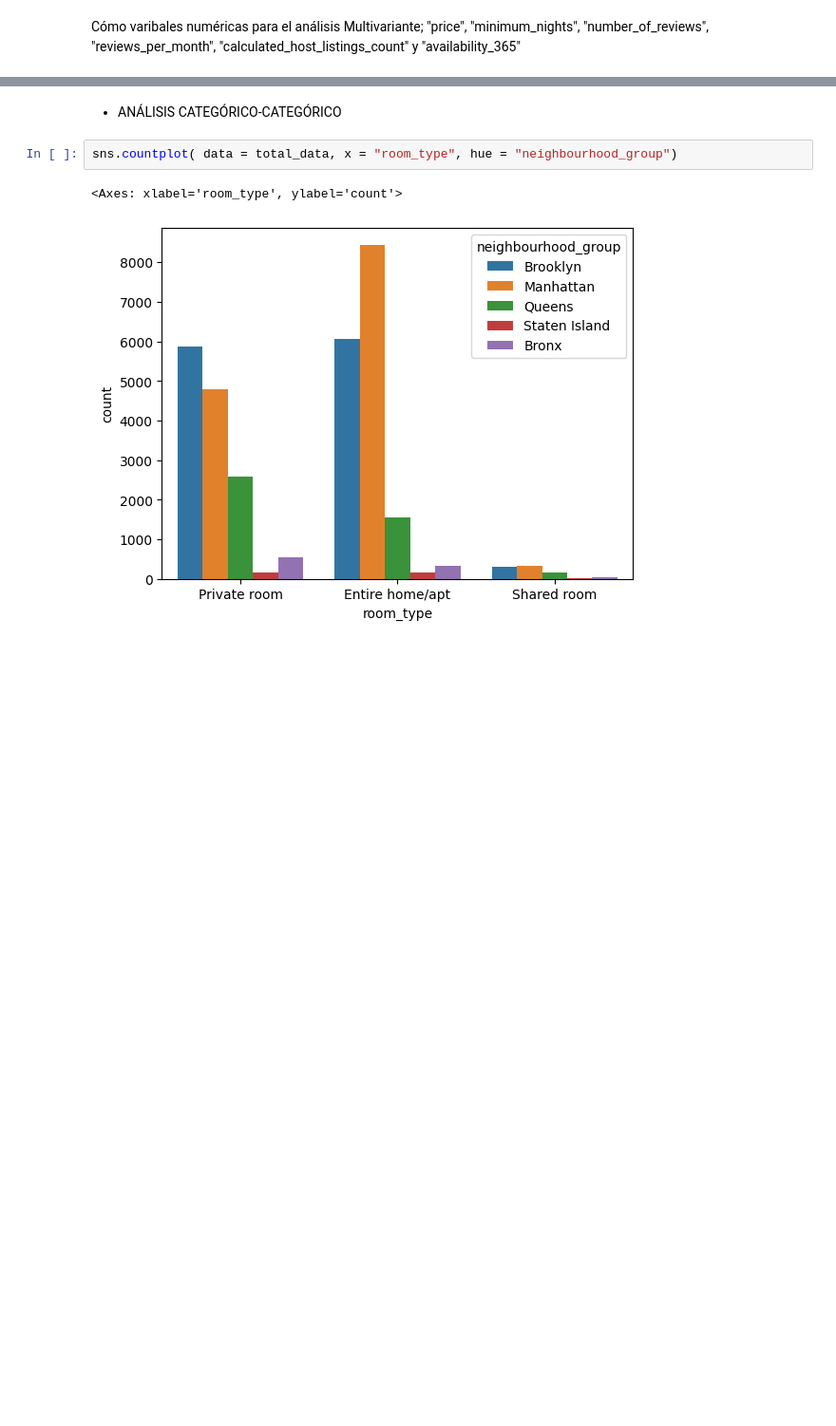
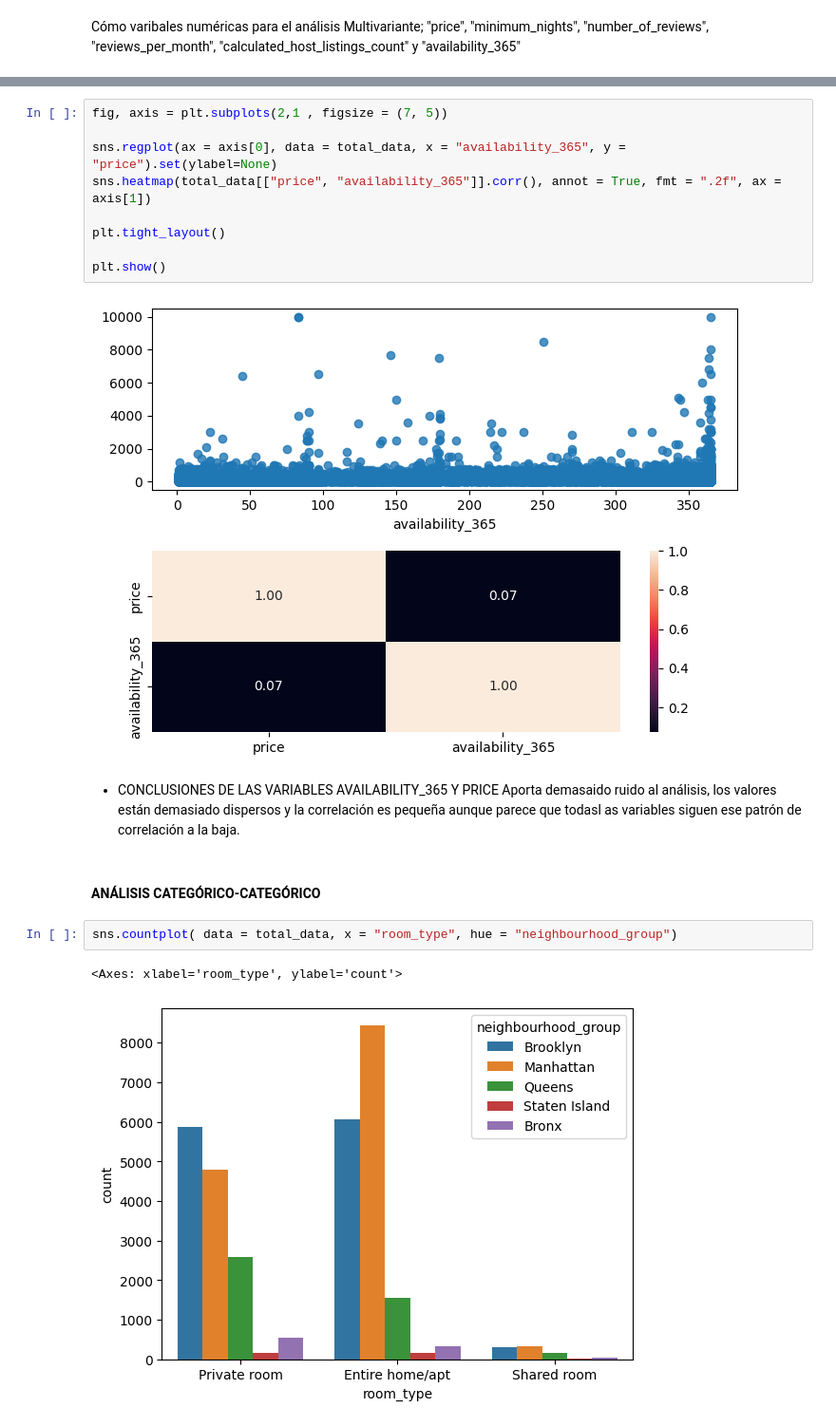
Before and after one commit to 4GeeksAcademy/CristinaChico_EDA, a Jupyter notebook: src/explore.ipynb, the cells around one changed output, grey strips where cells are left out. Shown at 95% size. Saved outputs shown, nothing was run; the diff lists cells and outputs as text; blank space fills up the shorter version.

```diff
--- a/src/explore.ipynb
+++ b/src/explore.ipynb
@@ -266,5 +260,19 @@ VAR AVAILABILITY -- NO NECESARIA PORQUE SOLOAPORTA RUIDO
+# %%
+fig, axis = plt.subplots(2,1 , figsize = (7, 5))
+
+sns.regplot(ax = axis[0], data = total_data, x = "availability_365", y = "price").set(ylabel=None)
+sns.heatmap(total_data[["price", "availability_365"]].corr(), annot = True, fmt = ".2f", ax = axis[1])
+
+plt.tight_layout()
+
+plt.show()
+# %% [output]
+[figure, added]
+# %% [markdown]
+* CONCLUSIONES DE LAS VARIABLES AVAILABILITY_365 Y PRICE
+Aporta demasaido ruido al análisis, los valores están demasiado dispersos y la correlación es pequeña aunque parece que todasl as variables siguen ese patrón de correlación a la baja.
 # %% [markdown]
-* ANÁLISIS CATEGÓRICO-CATEGÓRICO
+#### ANÁLISIS CATEGÓRICO-CATEGÓRICO
 # %%
 sns.countplot( data = total_data, x = "room_type", hue = "neighbourhood_group")
 # %% [output]
```
Also changed, not shown: parts of 10 cells of this notebook.
